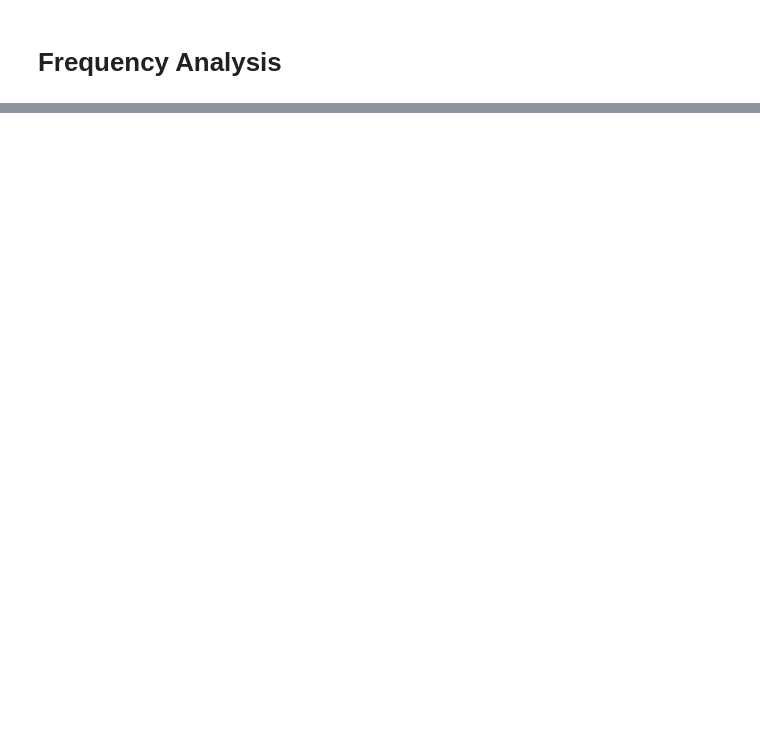
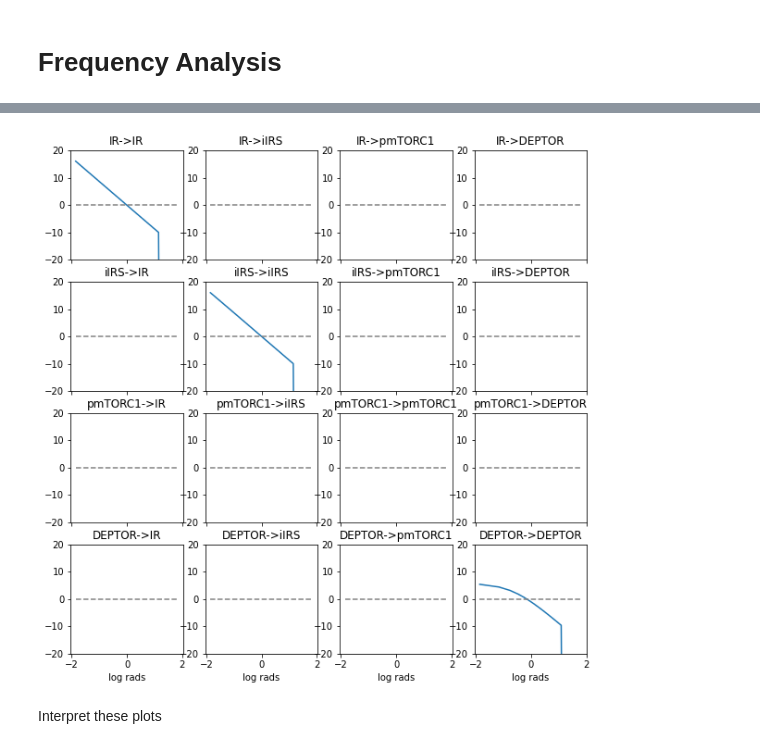
Before and after one commit to ModelEngineering/controlSBML, a Jupyter notebook: notebooks/UsingControlSBML.ipynb, the cells around one changed output, grey strips where cells are left out. Drawn from its saved outputs; the diff is of its cells as text; code cells hidden in the pictures; blank space fills up the shorter version.

```diff
--- a/notebooks/UsingControlSBML.ipynb
+++ b/notebooks/UsingControlSBML.ipynb
@@ -203,0 +215,7 @@ ctlsb.roadrunner.getNumConservedMoieties()
+# %%
+names = ["IR", "iIRS", "pmTORC1", "DEPTOR"]
+ctlsb.setTime(1)
+df = ctlsb.reduced_jacobian
+df = df[names]
+df = df.loc[names, :]
+np.linalg.det(df.values)
@@ -216,0 +249,29 @@ sys.freqresp(0)
+# %%
+
+freqs = np.array([np.pi*n/20 for n in range(1, 41)])
+#freqs = np.array(range(1,100))
+all_mag, all_phase, angle = sys.freqresp(freqs)
+names = list(df.columns)
+figure, axes = plt.subplots(len(df), len(df), figsize=(10, 10))
+for idx1 in range(len(df)):
+    for idx2 in range(len(df)):
+        ax = axes[idx1, idx2]
+        title = "%s->%s" % (names[idx1], names[idx2])
+        arr = np.array([10e-5 if np.isclose(v, 0) else v for v in all_mag[idx1, idx2]])
+        db = 20*np.log10(arr)
+        db = np.array([v if v > -10 else -80 for v in db])
+        y_limit = max(max(db), min(-db))
+        log_angle = np.log(np.array(angle))
+        ax.plot(log_angle, db)
+        ax.plot([log_angle[0], log_angle[-1]], [0, 0], linestyle="dashed", color="grey")
+        ax.set_ylim([-y_limit, y_limit])
+        ax.set_ylim([-20, 20])
+        ax.set_title(title)
+        if idx1 < len(df) - 1:
+            ax.set_xticklabels([])
+        else:
+            ax.set_xlabel("log rads")
+# %% [output]
+[figure, added]
+# %% [markdown]
+Interpret these plots
```
Also changed, not shown: parts of 20 cells of this notebook, 6 other files.
